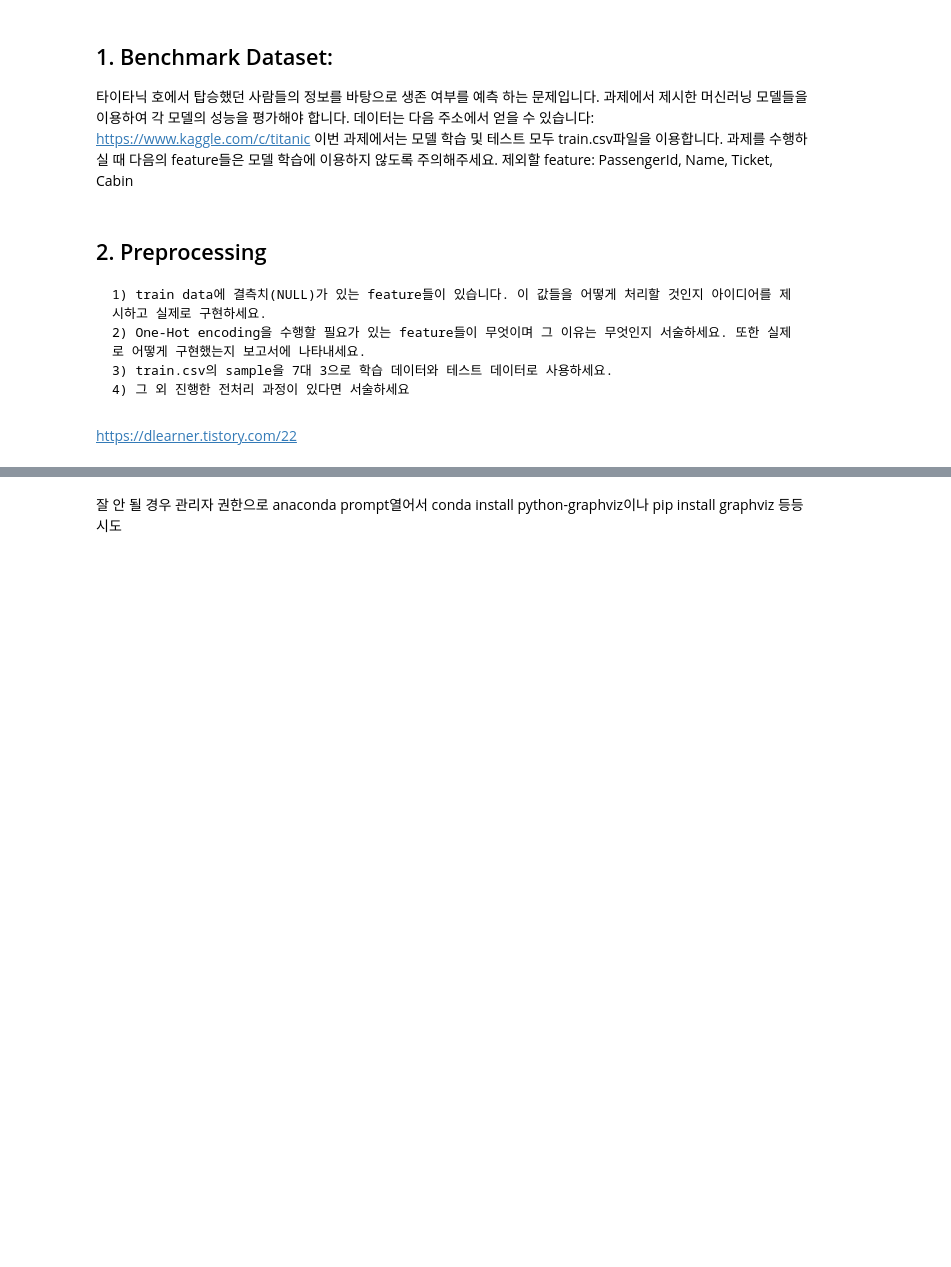
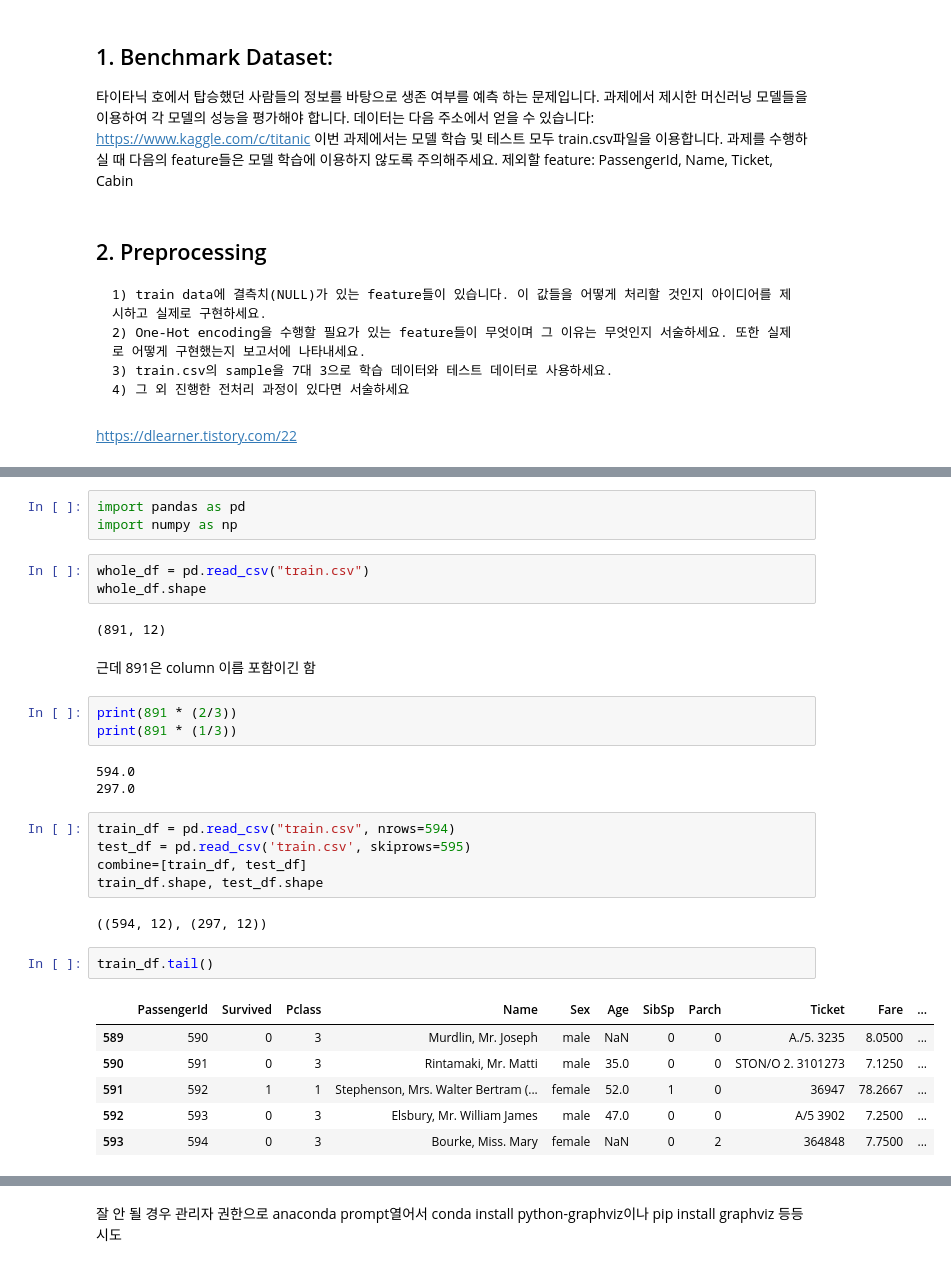
Before and after one commit to Talleyrand323/Gheegyehakseublone, a Jupyter notebook: 1기계학습론/HW1.ipynb, the cells around one changed output, grey strips where cells are left out. Drawn from its saved outputs; the diff is of its cells as text; blank space fills up the shorter version.

```diff
--- a/1기계학습론/HW1.ipynb
+++ b/1기계학습론/HW1.ipynb
@@ -18,0 +17,32 @@ https://dlearner.tistory.com/22
+# %%
+import pandas as pd
+import numpy as np
+# %%
+whole_df = pd.read_csv("train.csv")
+whole_df.shape
+# %% [output]
+(891, 12)
+# %% [markdown]
+근데 891은 column 이름 포함이긴 함
+# %%
+print(891 * (2/3))
+print(891 * (1/3))
+# %% [output]
+594.0
+297.0
+# %%
+train_df = pd.read_csv("train.csv", nrows=594)
+test_df = pd.read_csv('train.csv', skiprows=595)
+combine=[train_df, test_df]
+train_df.shape, test_df.shape
+# %% [output]
+((594, 12), (297, 12))
+# %%
+train_df.tail()
+# %% [output]
+|  | PassengerId | Survived | Pclass | Name | Sex | Age | SibSp | Parch | Ticket | Fare | ... |
+| 589 | 590 | 0 | 3 | Murdlin, Mr. Joseph | male | NaN | 0 | 0 | A./5. 3235 | 8.0500 | ... |
+| 590 | 591 | 0 | 3 | Rintamaki, Mr. Matti | male | 35.0 | 0 | 0 | STON/O 2. 3101273 | 7.1250 | ... |
+| 591 | 592 | 1 | 1 | Stephenson, Mrs. Walter Bertram (... | female | 52.0 | 1 | 0 | 36947 | 78.2667 | ... |
+| 592 | 593 | 0 | 3 | Elsbury, Mr. William James | male | 47.0 | 0 | 0 | A/5 3902 | 7.2500 | ... |
+| 593 | 594 | 0 | 3 | Bourke, Miss. Mary | female | NaN | 0 | 2 | 364848 | 7.7500 | ... |
```
Also changed, not shown: parts of 6 cells of this notebook, 1 other file.
